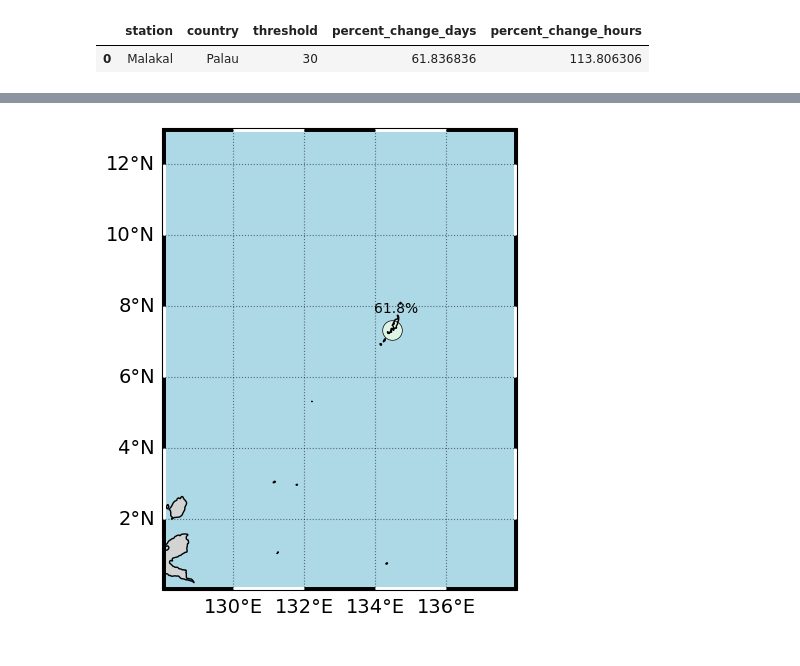
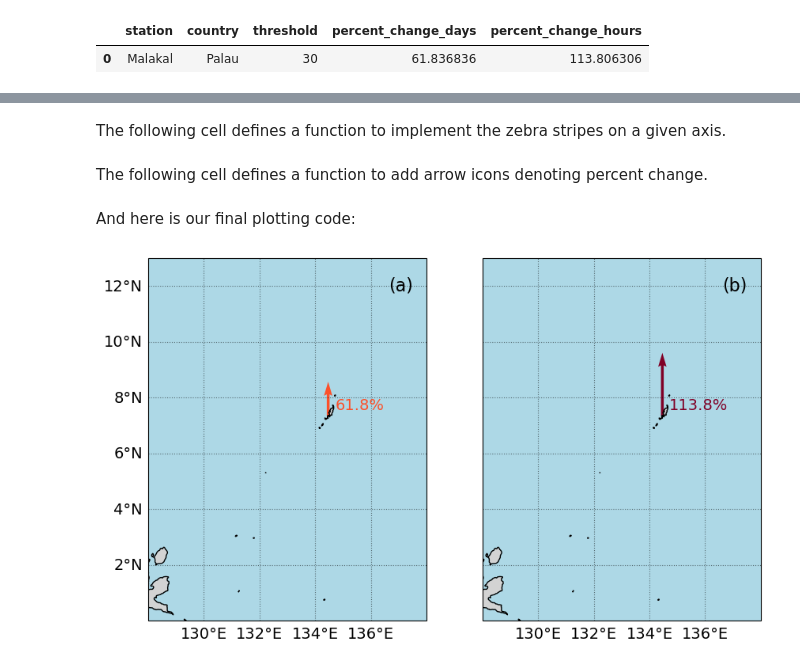
Before and after one commit to jwfiedler/SL_Indicators, a Jupyter notebook: _build/jupyter_execute/SL_indicators_NBs/SL_FloodFrequency.ipynb, the cells around one changed output, grey strips where cells are left out. Drawn from its saved outputs; the diff is of its cells as text; code cells hidden in the pictures.

```diff
--- a/_build/jupyter_execute/SL_indicators_NBs/SL_FloodFrequency.ipynb
+++ b/_build/jupyter_execute/SL_indicators_NBs/SL_FloodFrequency.ipynb
@@ -589,4 +609,6 @@ def add_zebra_frame(ax, lw=2, segment_length=0.5, crs=ccrs.PlateCarree()):
         start_y = bot_start + j * segment_length
         end_y = start_y + segment_length
         ax.vlines([left, right], start_y, end_y, colors=color, linewidth=lw, transform=crs)
+# %% [markdown]
+The following cell defines a function to implement the zebra stripes on a given axis.
 # %%
@@ -637,32 +630,81 @@ def plot_zebra_frame(ax, lw=5, segment_length=2, crs=ccrs.PlateCarree()):
     #remove labels from top and right axes
     gl.top_labels = False
     gl.right_labels = False
+# %% [markdown]
+The following cell defines a function to add arrow icons denoting percent change.
+# %%
+# make a function for adding the arrows
+def add_arrow(ax, lat,lon,percent_change,crs, vmin, vmax):
+# make colormap of percent change
+    adjusted_heatmap_palette = sns.color_palette("YlOrRd", as_cmap=True)
+
+    # Prepare data for quiver plot
+    U = np.zeros_like(lon)  # Dummy U component (no horizontal movement)
+    V = percent_change/100   # V component scaled by percent change
+    arrow_scale = 5  # Adjust as necessary for arrow size
+    arrow_width = 0.01  # Adjust for desired arrow thickness
+
+    # Quiver plot
+    q = ax.quiver(lon,lat, U, V, transform=crs, scale=arrow_scale,
+              color=adjusted_heatmap_palette(percent_change.values / vmax),
+              cmap=adjusted_heatmap_palette, clim=(vmin, vmax), width=arrow_width)
+# %% [markdown]
+And here is our final plotting code:
 # %%
 xlims = [128, 138]
 ylims = [0, 13]
 vmin, vmax = 0,100
 
-fig, ax, crs,cmap = plot_map(vmin,vmax,xlims,ylims)
-
-#fill in water
-ax.add_feature(cfeature.LAND, color='lightgrey')
-ax.add_feature(cfeature.OCEAN, color='lightblue')
+# fig, ax, crs,cmap = plot_map(vmin,vmax,xlims,ylims)
+crs = ccrs.PlateCarree()
+fig, axs = plt.subplots(1, 2, figsize=(10, 6), subplot_kw={'projection': crs})
 
 
-ax.scatter(rsl['lon'], rsl['lat'], transform=crs, s=200,
-           c=100*percent_change_days, vmin=vmin, vmax=vmax, cmap=cmap,
-           linewidth=0.5, edgecolor='black')
+for i, ax in enumerate(axs):
+    ax.set_xlim(xlims)
+    ax.set_ylim(ylims)
 
-plot_zebra_frame(ax, lw=5, segment_length=2, crs=crs)
+    ax.coastlines()
 
-# add text for percent change
+    # Fill in water
+    ax.add_feature(cfeature.LAND, color='lightgrey')
+    # add a) b) labels
+    ax.text(0.95, 0.95, f'({chr(97 + i)})',
+            horizontalalignment='right', verticalalignment='top', transform=ax.transAxes,
+            fontsize=16)
+
+    ax.add_feature(cfeature.OCEAN, color='lightblue')
+
+    # add map grid
+    gl = ax.gridlines(draw_labels=True, linestyle=':', color='black',
+                  alpha=0.5,xlocs=ax.get_xticks(),ylocs=ax.get_yticks())
+
+    #remove labels from top and right axes
+    gl.top_labels = False
+    gl.right_labels = False
+
+    if ax == axs[1]:
+        gl.left_labels = False
+
+add_arrow(axs[0], rsl['lat'], rsl['lon'], percent_change_days, crs, vmin, vmax)
+add_arrow(axs[1], rsl['lat'], rsl['lon'], percent_change_hours, crs, vmin, vmax)
+
+# Plot zebra frame
+# plot_zebra_frame(axs[0], lw=5, segment_length=2, crs=crs)
+# plot_zebra_frame(axs[1], lw=5, segment_length=2, crs=crs)
+
+# Add text for percent change
 for i in range(len(rsl['lon'])):
-    ax.text(rsl['lon'][i]-0.5, rsl['lat'][i]+0.5, '{:.1f}%'.format(percent_change_days.values[0]), fontsize=10)
+    axs[0].text(rsl['lon'][i] + 0.25, rsl['lat'][i] + 0.25, '{:.1f}%'.format(percent_change_days.values[0]), fontsize=14,
+                color=adjusted_heatmap_palette(percent_change_days.values / vmax))
+    axs[1].text(rsl['lon'][i] + 0.25, rsl['lat'][i] + 0.25, '{:.1f}%'.format(percent_change_hours.values[0]), fontsize=14,
+                color=adjusted_heatmap_palette(percent_change_hours.values / vmax))
+
 
 glue("mag_fig", fig, display=False)
 
-# save the figure
+# Save the figure
 output_file_path = output_dir / 'SL_FloodFrequency_map.png'
 fig.savefig(output_file_path, dpi=300, bbox_inches='tight')
 # %% [output]
-[figure, old version]
+[figure, new version]
```
Also changed, not shown: parts of 45 cells of this notebook, 20 other files.
